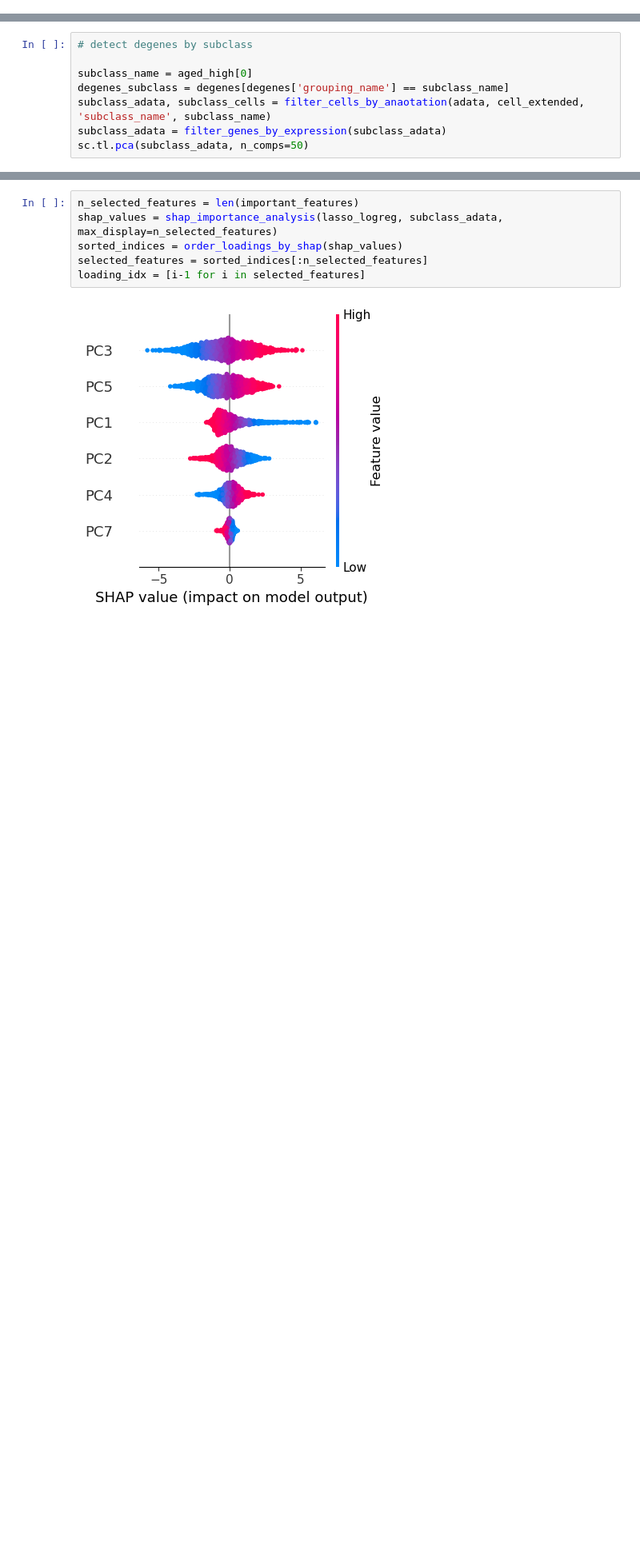
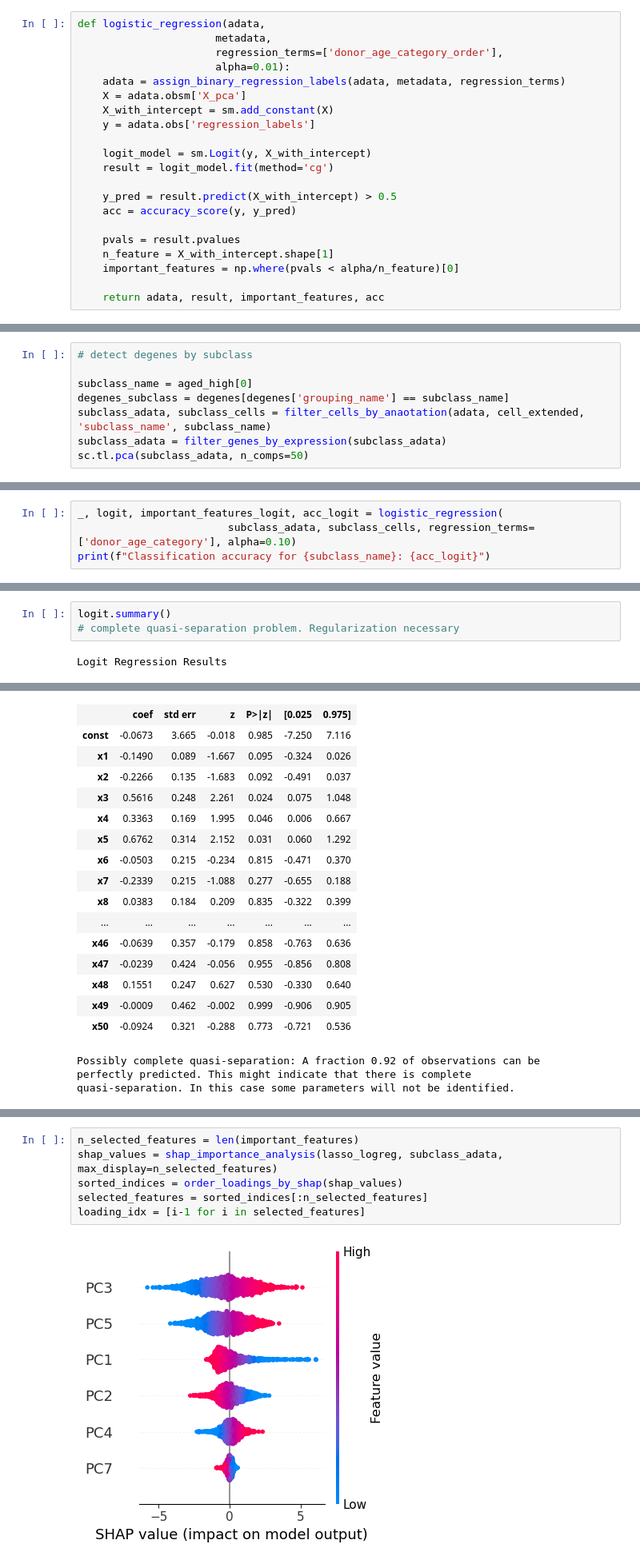
Before and after one commit to pc-Jiang/scrna-analysis, a Jupyter notebook: age_related_genes_analysis.ipynb, the cells around one changed output, grey strips where cells are left out. Shown: that part at 80% size. Saved outputs shown, nothing was run; the diff lists cells and outputs as text; blank space fills up the shorter version.

Commit message:
update logistic without LASSO

```diff
--- a/age_related_genes_analysis.ipynb
+++ b/age_related_genes_analysis.ipynb
@@ -136,0 +107,21 @@ def plot_degene_trend(n_selected_features,
+# %%
+def logistic_regression(adata,
+                      metadata,
+                      regression_terms=['donor_age_category_order'],
+                      alpha=0.01):
+    adata = assign_binary_regression_labels(adata, metadata, regression_terms)
+    X = adata.obsm['X_pca']
+    X_with_intercept = sm.add_constant(X)
+    y = adata.obs['regression_labels']
+
+    logit_model = sm.Logit(y, X_with_intercept)
+    result = logit_model.fit(method='cg')
+
+    y_pred = result.predict(X_with_intercept) > 0.5
+    acc = accuracy_score(y, y_pred)
+
+    pvals = result.pvalues
+    n_feature = X_with_intercept.shape[1]
+    important_features = np.where(pvals < alpha/n_feature)[0]
+
+    return adata, result, important_features, acc
@@ -144,0 +149,4 @@ sc.tl.pca(subclass_adata, n_comps=50)
+# %%
+_, logit, important_features_logit, acc_logit = logistic_regression(
+                        subclass_adata, subclass_cells, regression_terms=['donor_age_category'], alpha=0.10)
+print(f"Classification accuracy for {subclass_name}: {acc_logit}")
@@ -144,0 +166,5 @@ sc.tl.pca(subclass_adata, n_comps=50)
+# %%
+logit.summary()
+# complete quasi-separation problem. Regularization necessary
+# %% [output]
+Logit Regression Results
@@ -144,0 +178,19 @@ sc.tl.pca(subclass_adata, n_comps=50)
+|  | coef | std err | z | P>|z| | [0.025 | 0.975] |
+| const | -0.0673 | 3.665 | -0.018 | 0.985 | -7.250 | 7.116 |
+| x1 | -0.1490 | 0.089 | -1.667 | 0.095 | -0.324 | 0.026 |
+| x2 | -0.2266 | 0.135 | -1.683 | 0.092 | -0.491 | 0.037 |
+| x3 | 0.5616 | 0.248 | 2.261 | 0.024 | 0.075 | 1.048 |
+| x4 | 0.3363 | 0.169 | 1.995 | 0.046 | 0.006 | 0.667 |
+| x5 | 0.6762 | 0.314 | 2.152 | 0.031 | 0.060 | 1.292 |
+| x6 | -0.0503 | 0.215 | -0.234 | 0.815 | -0.471 | 0.370 |
+| x7 | -0.2339 | 0.215 | -1.088 | 0.277 | -0.655 | 0.188 |
+| x8 | 0.0383 | 0.184 | 0.209 | 0.835 | -0.322 | 0.399 |
+| ... | ... | ... | ... | ... | ... | ... |
+| x46 | -0.0639 | 0.357 | -0.179 | 0.858 | -0.763 | 0.636 |
+| x47 | -0.0239 | 0.424 | -0.056 | 0.955 | -0.856 | 0.808 |
+| x48 | 0.1551 | 0.247 | 0.627 | 0.530 | -0.330 | 0.640 |
+| x49 | -0.0009 | 0.462 | -0.002 | 0.999 | -0.906 | 0.905 |
+| x50 | -0.0924 | 0.321 | -0.288 | 0.773 | -0.721 | 0.536 |
+Possibly complete quasi-separation: A fraction 0.92 of observations can be
+perfectly predicted. This might indicate that there is complete
+quasi-separation. In this case some parameters will not be identified.
```
Also changed, not shown: parts of 36 cells of this notebook, 2 other files.
